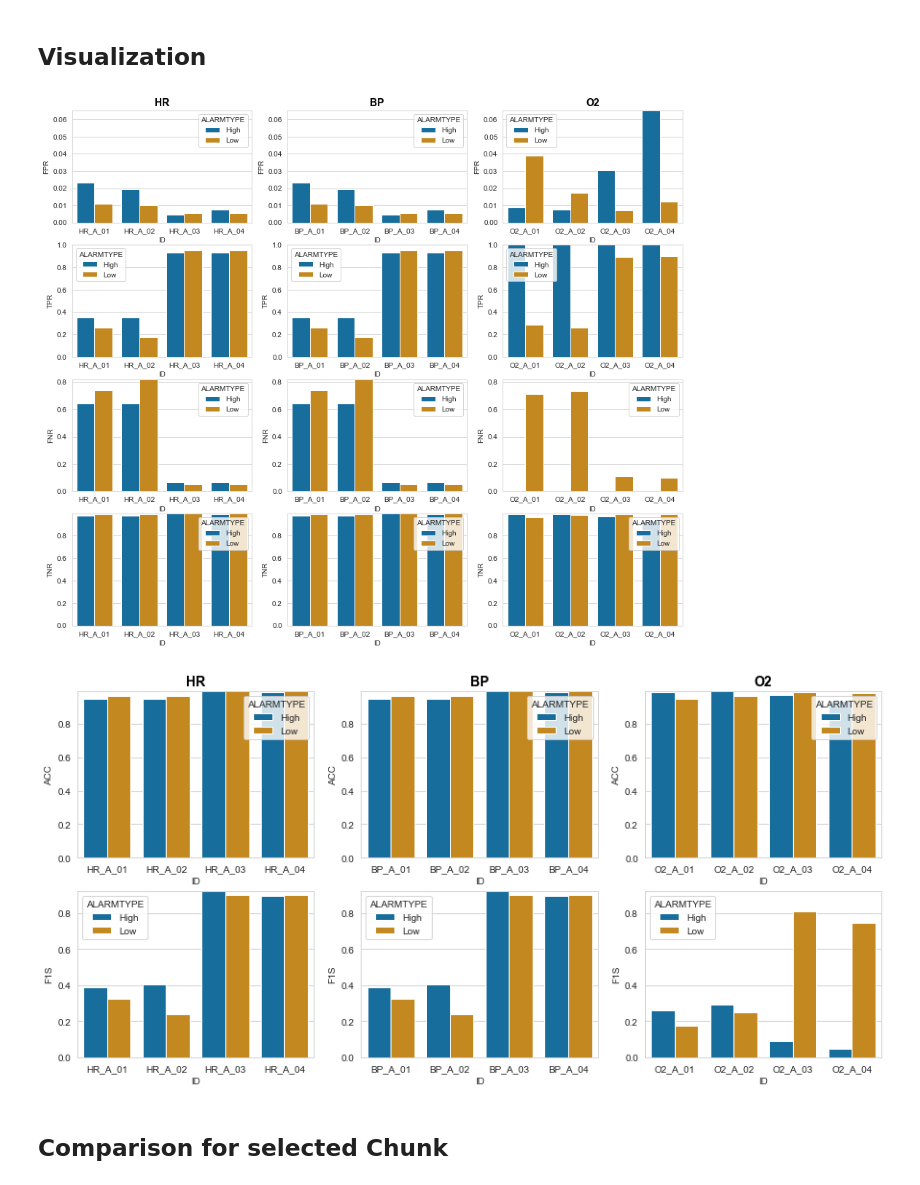
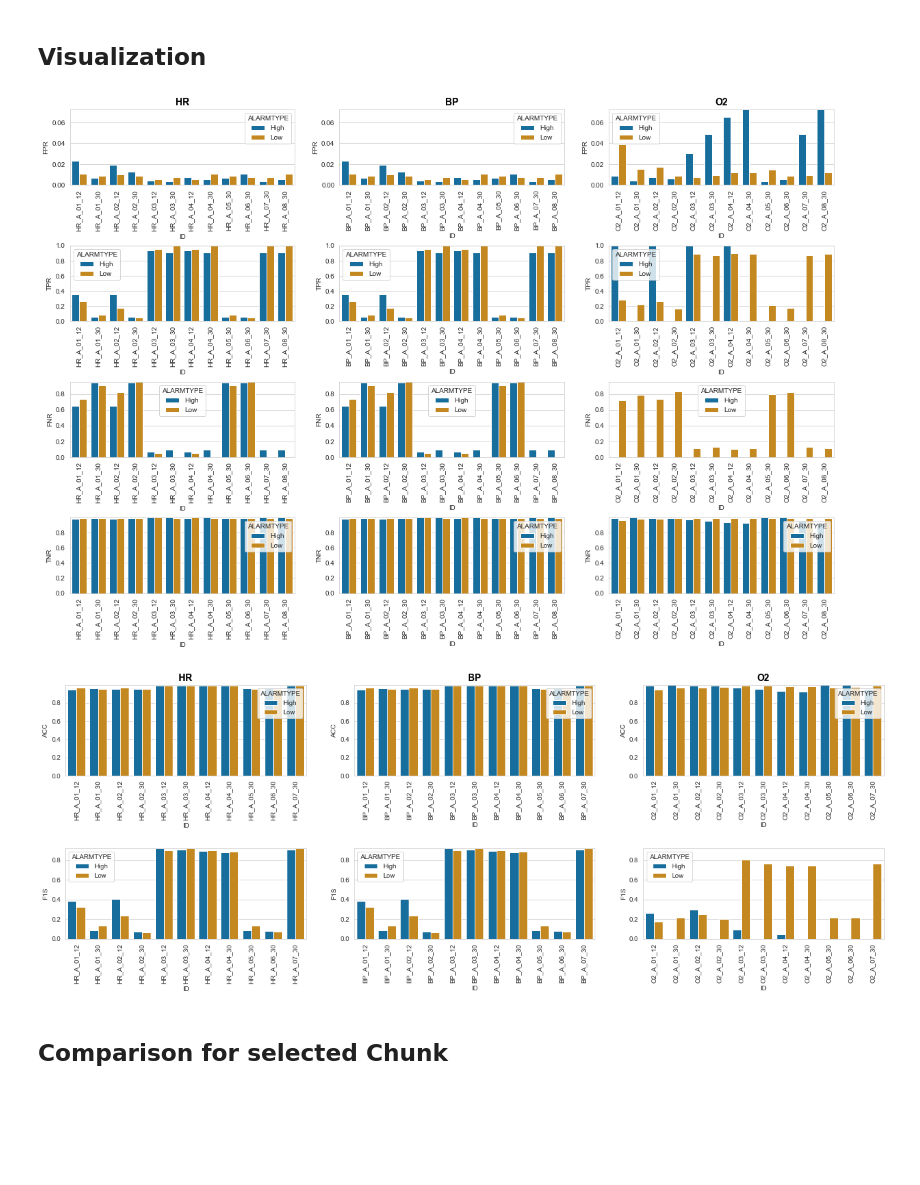
Before and after one commit to denise97/dhl2021, a Jupyter notebook: mimic_prediction_arima/analysis_arima-x_accuracy.ipynb, the cells around one changed output. Saved outputs shown, nothing was run; the diff lists cells and outputs as text; code cells hidden in the pictures; blank space fills up the shorter version.

Commit message:
Add darts arima results to accuracy analysis

```diff
--- a/mimic_prediction_arima/analysis_arima-x_accuracy.ipynb
+++ b/mimic_prediction_arima/analysis_arima-x_accuracy.ipynb
@@ -4,7 +4,7 @@
 ## Load Data
 # %%
 # path_to_data = '/hpi/fs00/share/MPSS2021BA1/data/'
-path_to_data = '../data/arima_results/'
+path_to_data = '../data/arima-results_2021-07-05/'
 # %%
 # 01 - ARIMA - Steady Train Size 12
 import pickle
@@ -631,9 +1598,10 @@ plotdata = overview.replace( ['_H', '_L'], ['', ''], regex=True)
 fig, axs = plt.subplots(
     4,
     3,
-    figsize = (15, 13),
+    figsize = (20, 13),
     dpi = 72
     )
+fig.subplots_adjust(hspace = 0.8)
 
 fpr_ylimits = [0,max(overview.FPR)]
 tpr_ylimits = [0,max(overview.TPR)]
@@ -652,6 +1620,7 @@ for i, parameter in enumerate(['HR', 'BP', 'O2']):
         ci=None)
     axs[0,i].set_title(str(parameter), fontweight='bold', color= 'black', fontsize=14)
     axs[0,i].set_ylim(fpr_ylimits)
+    axs[0,i].tick_params(axis="x", rotation=90)
 
     sns.barplot(
         ax = axs[1,i],
@@ -661,34 +1630,37 @@ for i, parameter in enumerate(['HR', 'BP', 'O2']):
         hue='ALARMTYPE',
         palette = sns.color_palette("colorblind"),
         ci=None)
     # axs[1,i].set_title(str(parameter), fontweight='bold', color= 'black', fontsize=14)
     axs[1,i].set_ylim(tpr_ylimits)
+    axs[1,i].tick_params(axis="x", rotation=90)
 
     sns.barplot(
         ax = axs[2,i],
         data = plotdata[plotdata.PARAMETER == parameter],
         x='ID',
         y='FNR',
         hue='ALARMTYPE',
         palette = sns.color_palette("colorblind"),
         ci=None)
     # axs[1,i].set_title(str(parameter), fontweight='bold', color= 'black', fontsize=14)
     axs[2,i].set_ylim(fnr_ylimits)
+    axs[2,i].tick_params(axis="x", rotation=90)
 
     sns.barplot(
         ax = axs[3,i],
         data = plotdata[plotdata.PARAMETER == parameter],
         x='ID',
         y='TNR',
         hue='ALARMTYPE',
         palette = sns.color_palette("colorblind"),
         ci=None)
     # axs[1,i].set_title(str(parameter), fontweight='bold', color= 'black', fontsize=14)
     axs[3,i].set_ylim(tnr_ylimits)
+    axs[3,i].tick_params(axis="x", rotation=90)
 
 plt.show(fig)
 # %% [output]
-[figure, old version]
+[figure, new version]
 # %%
 import matplotlib.pyplot as plt
 import seaborn as sns
@@ -696,13 +1668,13 @@ import seaborn as sns
 sns.set_style("whitegrid")
 
 plotdata = overview.replace( ['_H', '_L'], ['', ''], regex=True)
-
 fig, axs = plt.subplots(
     2,
     3,
-    figsize = (15, 7),
+    figsize = (20, 7),
     dpi = 72
     )
+fig.subplots_adjust(hspace = 0.8)
 
 acc_ylimits = [0,max(overview.ACC)]
 f1s_ylimits = [0,max(overview.F1S)]
@@ -718,6 +1690,7 @@ for i, parameter in enumerate(['HR', 'BP', 'O2']):
         palette = sns.color_palette("colorblind"))
     axs[0,i].set_title(str(parameter), fontweight='bold', color= 'black', fontsize=14)
     axs[0,i].set_ylim(acc_ylimits)
+    axs[0,i].tick_params(axis="x", rotation=90)
 
     sns.barplot(
         ax = axs[1,i],
@@ -728,10 +1701,11 @@ for i, parameter in enumerate(['HR', 'BP', 'O2']):
         palette = sns.color_palette("colorblind"))
     # axs[1,i].set_title(str(parameter), fontweight='bold', color= 'black', fontsize=14)
     axs[1,i].set_ylim(f1s_ylimits)
+    axs[1,i].tick_params(axis="x", rotation=90)
 
 plt.show(fig)
 # %% [output]
-[figure, old version]
+[figure, new version]
 # %% [markdown]
 ## Comparison for selected Chunk
 # %%
```
Also changed, not shown: parts of 37 cells of this notebook.
